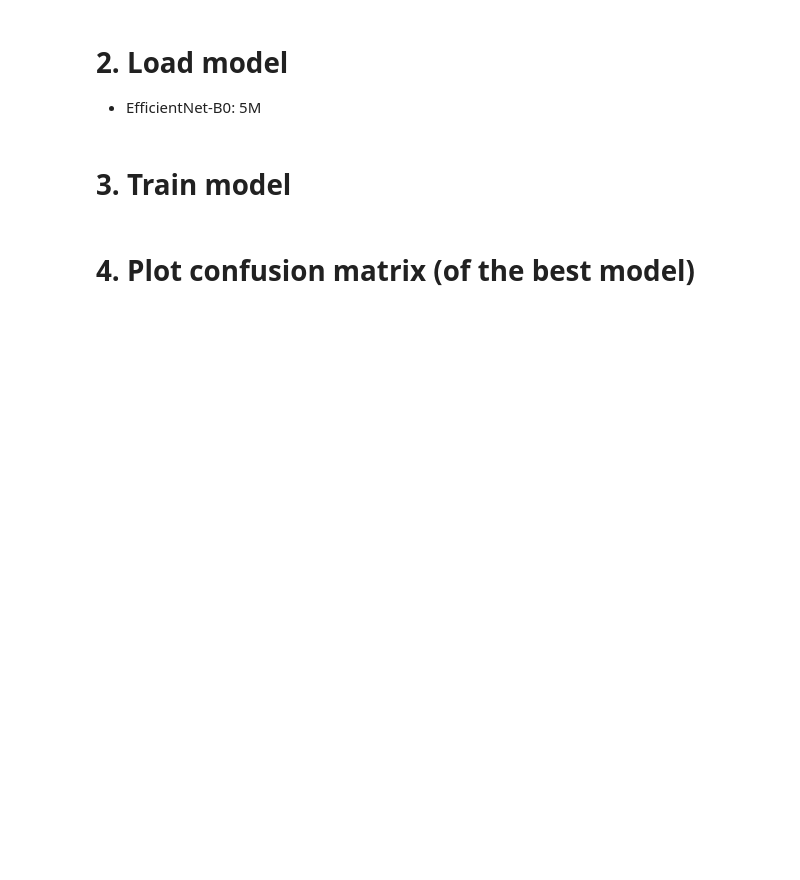
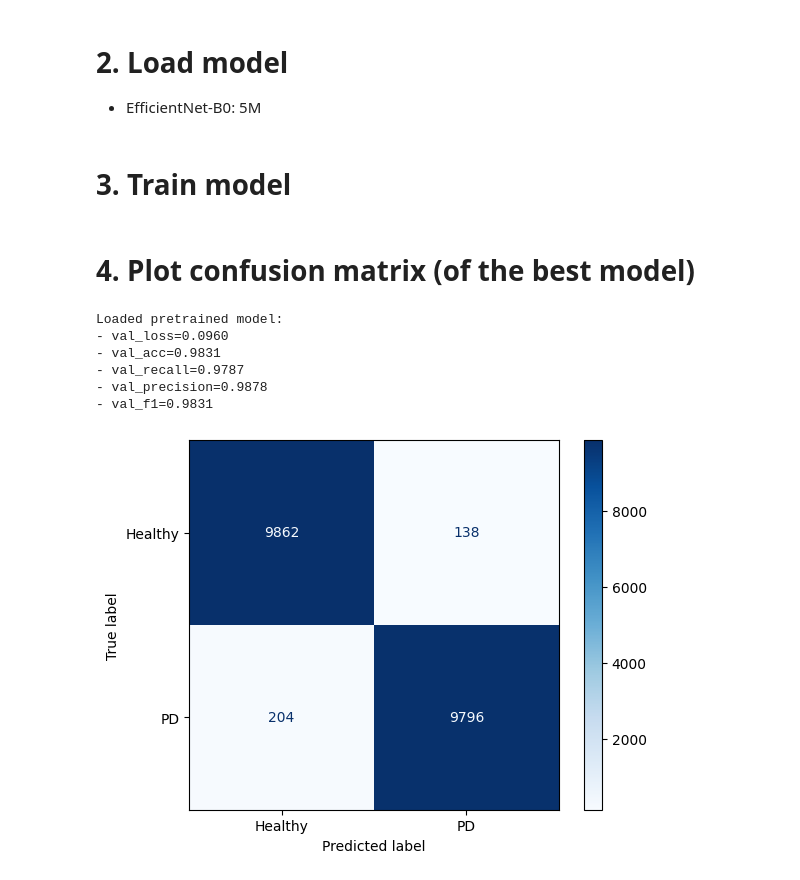
Before and after one commit to PD-Graduation-Project/PD-Detection-Models, a Jupyter notebook: 4_User_Data_Model/pre-training copy.ipynb, the cells around one changed output. Saved outputs shown, nothing was run; the diff lists cells and outputs as text; code cells hidden in the pictures; blank space fills up the shorter version.

```diff
--- a/4_User_Data_Model/pre-training copy.ipynb
+++ b/4_User_Data_Model/pre-training copy.ipynb
@@ -41,9 +52,9 @@ train(
 # 4. Plot confusion matrix (of the best model)
 # %%
 import torch
-from Models.model_densenet121 import DenseNet1D
+from model_efficientnetB0 import EfficientNet1D
 
-model = DenseNet1D()
+model = EfficientNet1D()
 
 device = 'cuda' if torch.cuda.is_available() else 'cpu'
 load_pretrained = "checkpoints/EfficientNetB0_BEST.pth"
@@ -59,13 +70,22 @@ print(f"- val_acc={checkpoint['val_acc']:.4f}")
 print(f"- val_recall={checkpoint['val_recall']:.4f}")
 print(f"- val_precision={checkpoint['val_precision']:.4f}")
 print(f"- val_f1={checkpoint['val_f1']:.4f}")
+# %% [output]
+Loaded pretrained model:
+- val_loss=0.0960
+- val_acc=0.9831
+- val_recall=0.9787
+- val_precision=0.9878
+- val_f1=0.9831
 # %%
 from training.confusion_mat import plot_confusion_matrix
 
 plot_confusion_matrix(
     model=model,
     dataloader=val_dataloader,
     device=device,
     class_names=["Healthy", "PD"],
-    # threshold=0.4,
+    threshold=0.45,
 )
+# %% [output]
+[figure, added]
```
Also changed, not shown: parts of 2 cells of this notebook, 3 other files.
